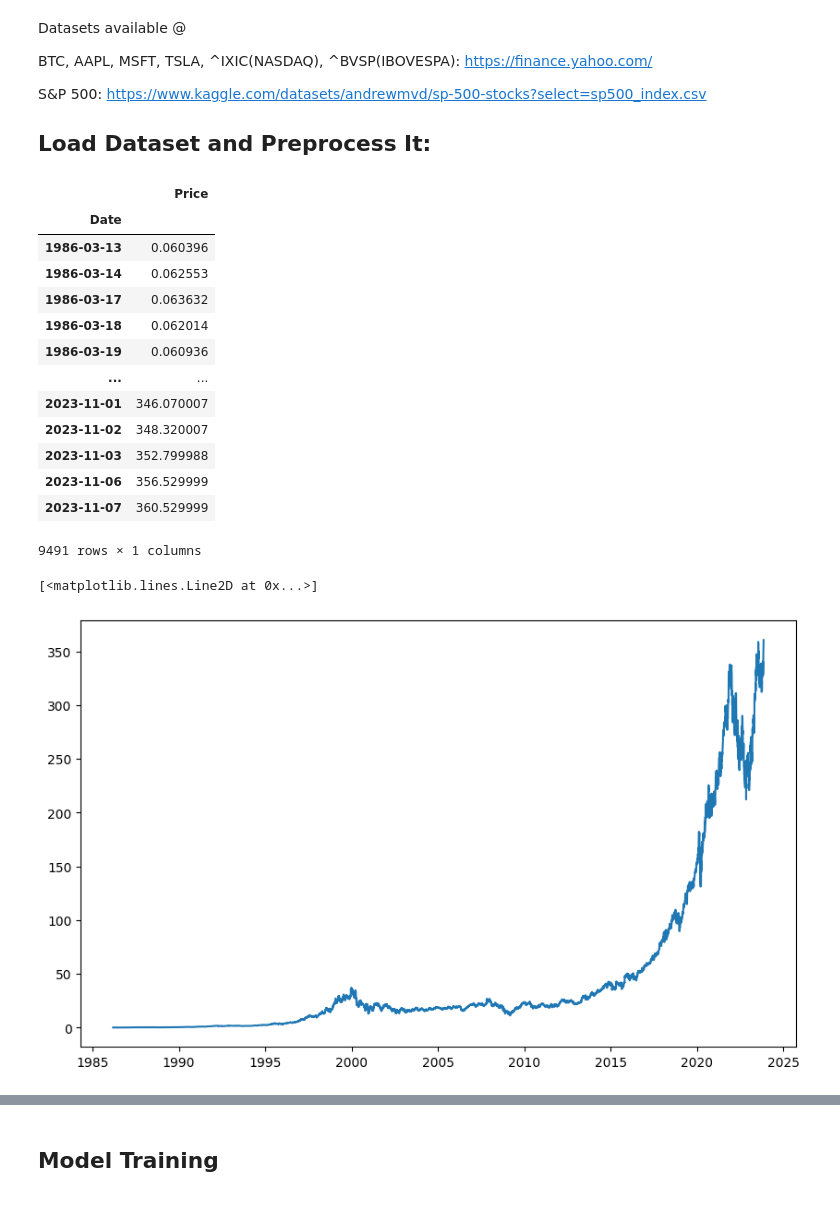
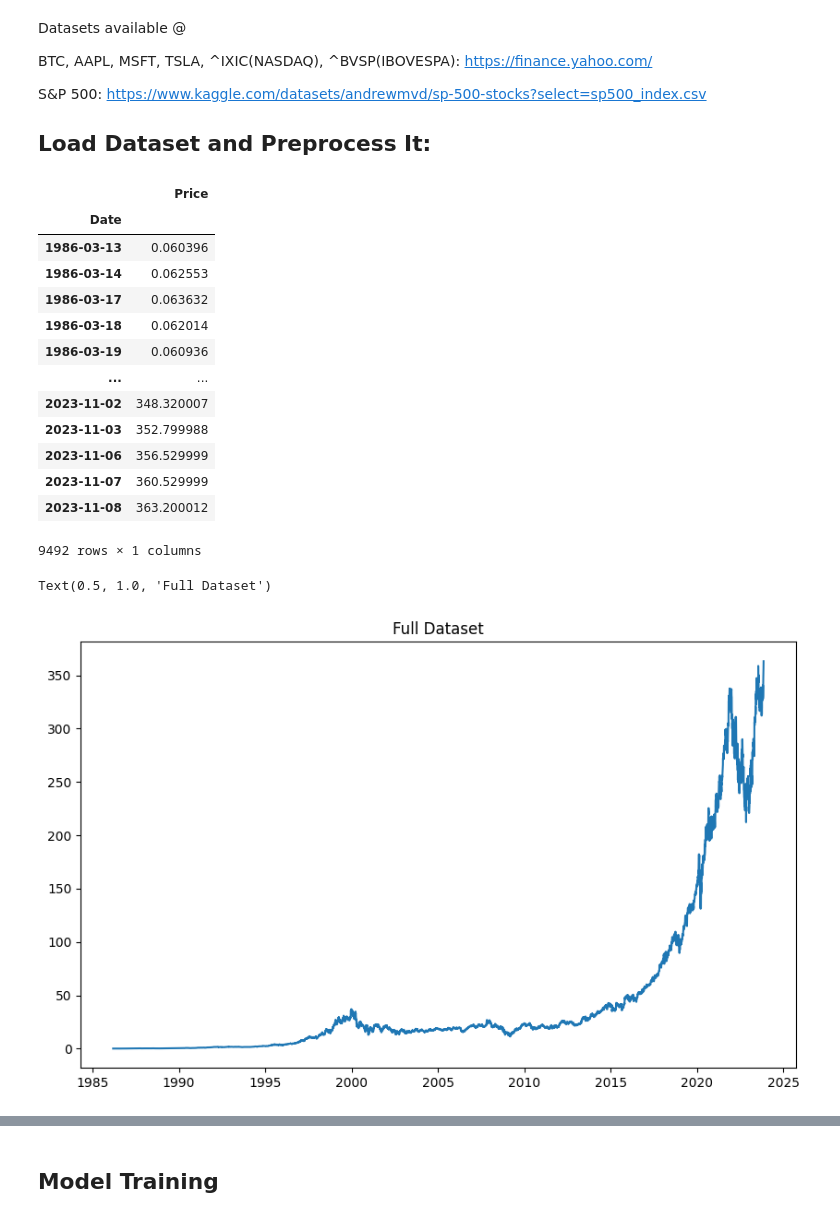
Before and after one commit to wallacelw/Price-Forecasting-With-LSTM, a Jupyter notebook: Prices_Forecasting_with_LSTM.ipynb, the cells around one changed output, grey strips where cells are left out. Saved outputs shown, nothing was run; the diff lists cells and outputs as text; code cells hidden in the pictures.

```diff
--- a/Prices_Forecasting_with_LSTM.ipynb
+++ b/Prices_Forecasting_with_LSTM.ipynb
@@ -15,8 +15,11 @@ import pandas as pd
 import datetime
 
 def str_to_datetime(s):
+  """ Converts a string object to the respective datetime objects"""
+
   year, month, day = [int(i) for i in s.split('-')]
   return datetime.datetime(year=year, month=month, day=day)
+
 
 price_dict = {
     "Adj Close" : "Price",
@@ -26,16 +29,19 @@ price_dict = {
 def load_df(filename):
   df = pd.read_csv(filename)
   df.rename(columns = price_dict, inplace = True)
+
+  # Univariate analysis
   df = df[["Date", "Price"]]
 
   # Convert date type objects to datetime object
   df["Date"] = df["Date"].apply(str_to_datetime)
 
-  # Turn Date into dataframe index
+  # Turn "Date" Column into dataframe index
   df.index = df.pop("Date")
 
   return df
 
+
 df = load_df("MSFT.csv")
 
 df
@@ -48,19 +54,20 @@ df
 | 1986-03-18 | 0.062014 |
 | 1986-03-19 | 0.060936 |
 | ... | ... |
-| 2023-11-01 | 346.070007 |
 | 2023-11-02 | 348.320007 |
 | 2023-11-03 | 352.799988 |
 | 2023-11-06 | 356.529999 |
 | 2023-11-07 | 360.529999 |
+| 2023-11-08 | 363.200012 |
-9491 rows × 1 columns
+9492 rows × 1 columns
 # %%
 import matplotlib.pyplot as plt
 
 plt.figure(figsize=(10,6))
 plt.plot(df.index, df["Price"])
+plt.title("Full Dataset")
 # %% [output]
-[<matplotlib.lines.Line2D at 0x...>]
+Text(0.5, 1.0, 'Full Dataset')
-[figure, old version]
+[figure, new version]
 # %%
 # Choose the amount of days to consider from the dataset
```
Also changed, not shown: parts of 14 cells of this notebook.
